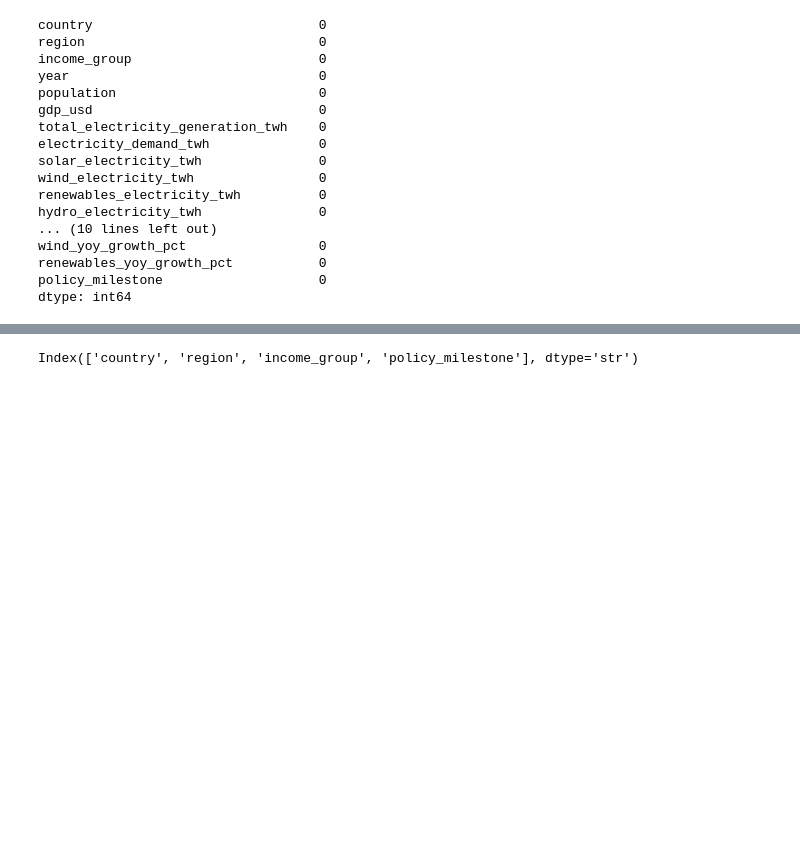
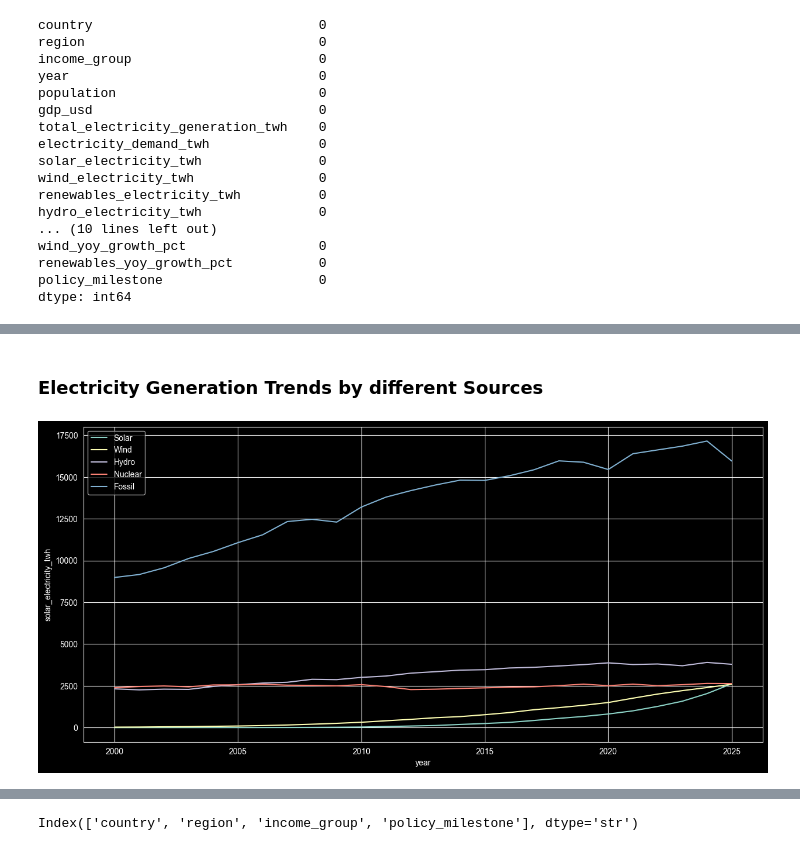
Before and after one commit to Jaydeep2020/AI-ML_Sculptsoft, a Jupyter notebook: 03-06-2026-EDA-EnergyDataset/EDA_energy_transition.ipynb, the cells around one changed output, grey strips where cells are left out. Cells and saved outputs as stored; diff of their text form; code cells hidden in the pictures; blank space fills up the shorter version.

```diff
--- a/03-06-2026-EDA-EnergyDataset/EDA_energy_transition.ipynb
+++ b/03-06-2026-EDA-EnergyDataset/EDA_energy_transition.ipynb
@@ -364,0 +439,45 @@ dtype: int64
+# %% [markdown]
+### Electricity Generation Trends by different Sources
+# %%
+energy_trend = (
+    df.groupby('year')[
+        [
+            'solar_electricity_twh',
+            'wind_electricity_twh',
+            'hydro_electricity_twh',
+            'nuclear_electricity_twh',
+            'fossil_electricity_twh'
+        ]
+    ]
+    .sum()
+    .reset_index()
+)
+
+plt.figure(figsize=(15, 7))
+
+sns.lineplot(data=energy_trend, x='year', y='solar_electricity_twh', label='Solar')
+sns.lineplot(data=energy_trend, x='year', y='wind_electricity_twh', label='Wind')
+sns.lineplot(data=energy_trend, x='year', y='hydro_electricity_twh', label='Hydro')
+sns.lineplot(data=energy_trend, x='year', y='nuclear_electricity_twh', label='Nuclear')
+sns.lineplot(data=energy_trend, x='year', y='fossil_electricity_twh', label='Fossil')
+
+# Plotly
+
+energy_long = energy_trend.melt(
+    id_vars='year',
+    var_name='energy_source',
+    value_name='generation_twh'
+)
+
+fig = px.line(
+    energy_long,
+    x='year',
+    y='generation_twh',
+    color='energy_source',
+    markers=True,
+    title='Electricity Generation by Energy Source Over Time'
+)
+
+fig.show()
+# %% [output]
+[figure, added]
```
Also changed, not shown: parts of 38 cells of this notebook, 1 other file.
